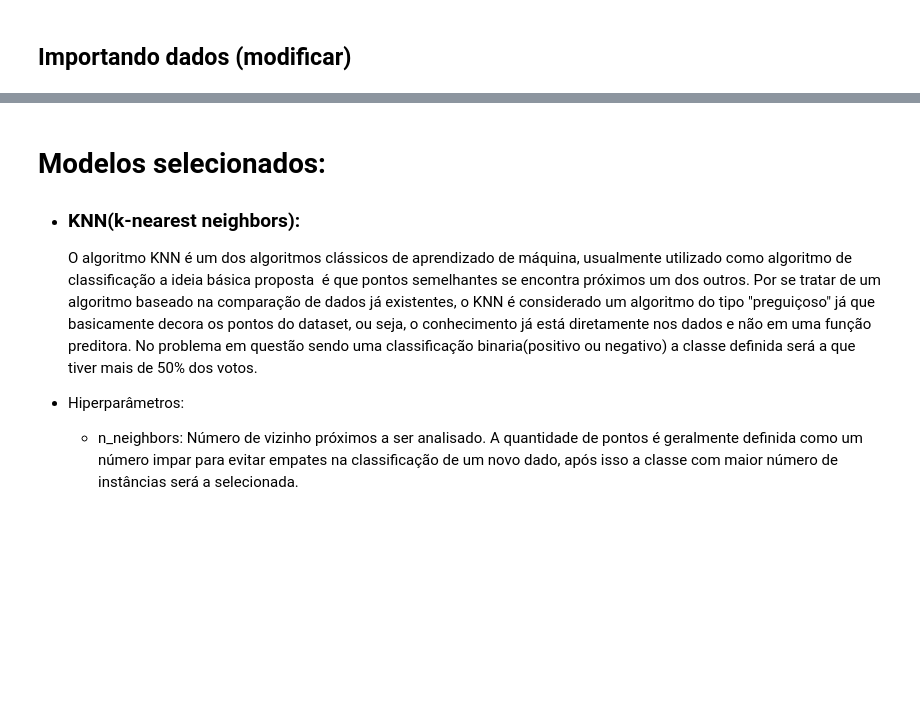
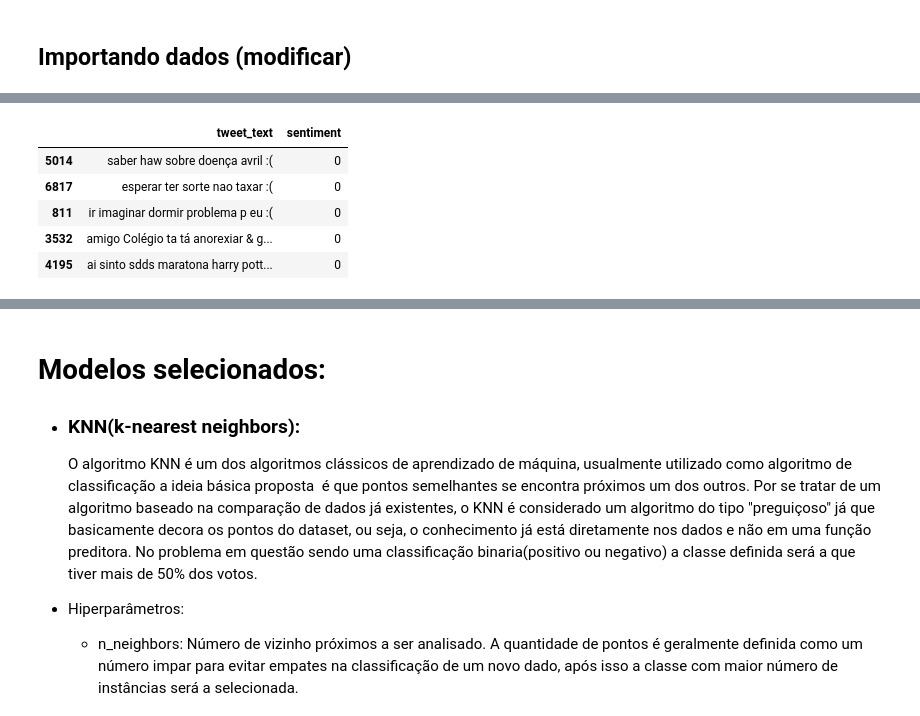
Before and after one commit to atlantico-academy/checape, a Jupyter notebook: notebooks/02 - Comparative Analysis.ipynb, the cells around one changed output, grey strips where cells are left out. Saved outputs shown, nothing was run; the diff lists cells and outputs as text; code cells hidden in the pictures; blank space fills up the shorter version.

```diff
--- a/notebooks/02 - Comparative Analysis.ipynb
+++ b/notebooks/02 - Comparative Analysis.ipynb
@@ -58,0 +85,9 @@ df["tweet_text"] = df["tweet_text"].apply(
+# %%
+df_lematizado_com_stopwords.head(5)
+# %% [output]
+|  | tweet_text | sentiment |
+| 5014 | saber haw sobre doença avril :( | 0 |
+| 6817 | esperar ter sorte nao taxar :( | 0 |
+| 811 | ir imaginar dormir problema p eu :( | 0 |
+| 3532 | amigo Colégio ta tá anorexiar & g... | 0 |
+| 4195 | ai sinto sdds maratona harry pott... | 0 |
```
Also changed, not shown: parts of 30 cells of this notebook, 3 other files.
